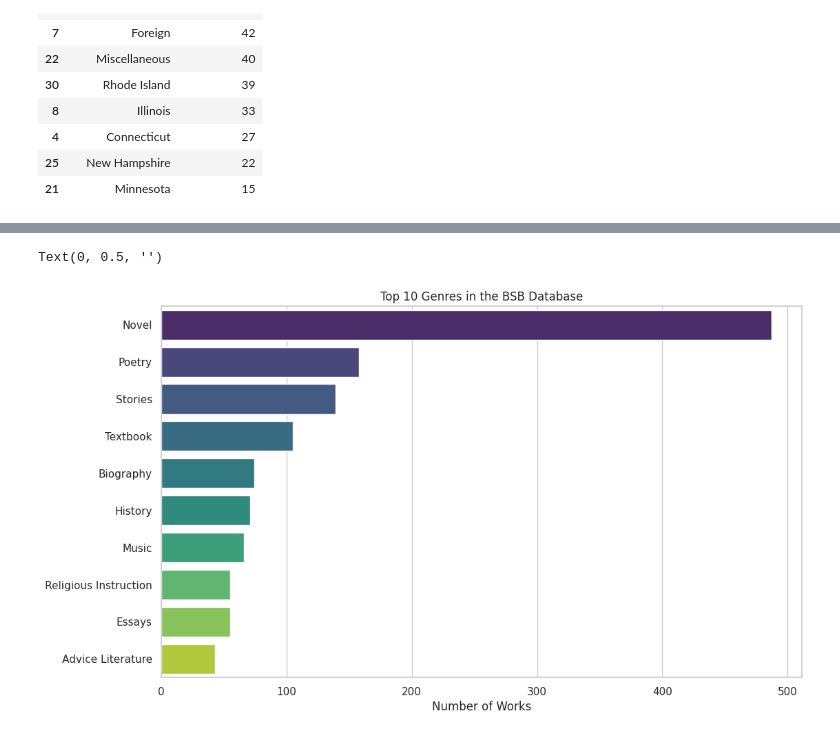
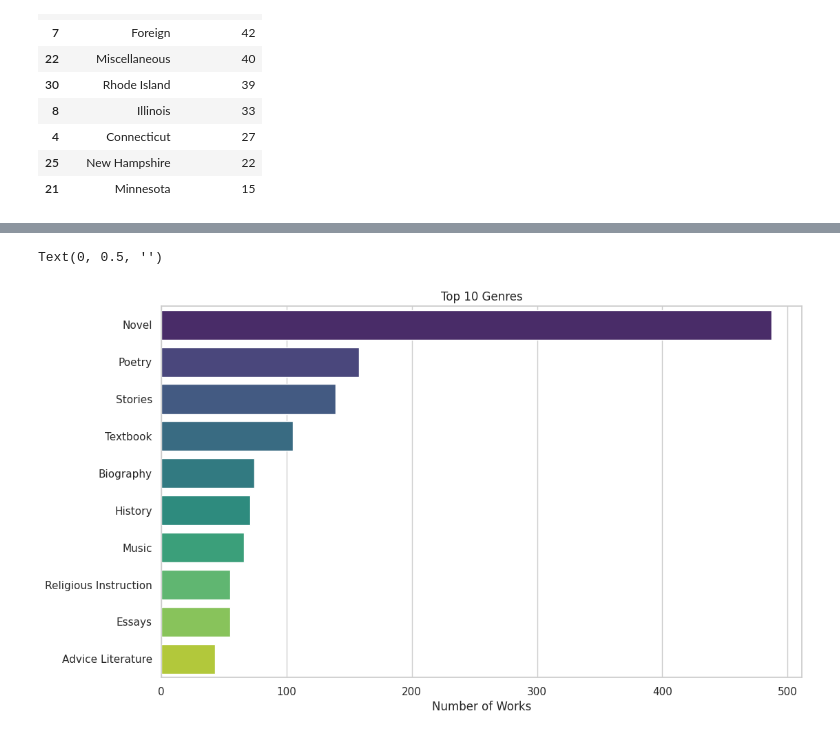
Before and after one commit to akjieettt/dri-beautiful-sisterhood-of-books, a Jupyter notebook: DRIBeautifulSisterhoodOfBooks.ipynb, the cells around one changed output, grey strips where cells are left out. Drawn from its saved outputs; the diff is of its cells as text; code cells hidden in the pictures.

```diff
--- a/DRIBeautifulSisterhoodOfBooks.ipynb
+++ b/DRIBeautifulSisterhoodOfBooks.ipynb
@@ -143,32 +143,32 @@ genre_counts = (
     .str.split(",")
     .explode()
     .str.strip()
     .value_counts()
     .head(10)
 )
 
 plot_df = genre_counts.reset_index()
 plot_df.columns = ["Genre", "Count"]
 
 # Style
 sns.set_theme(style="whitegrid")
 plt.figure(figsize=(12, 7))
 
 palette = sns.color_palette("viridis", len(plot_df))
 
 ax = sns.barplot(
     data=plot_df,
     x="Count",
     y="Genre",
     hue="Genre",
     palette=palette,
     legend=False          # remove legend (since hue duplicates y)
 )
 
 # Titles & labels
-ax.set_title("Top 10 Genres in the BSB Database")
+ax.set_title("Top 10 Genres")
 ax.set_xlabel("Number of Works")
 ax.set_ylabel("")
 # %% [output]
 Text(0, 0.5, '')
-[figure, old version]
+[figure, new version]
```
Also changed, not shown: parts of 2 cells of this notebook.
